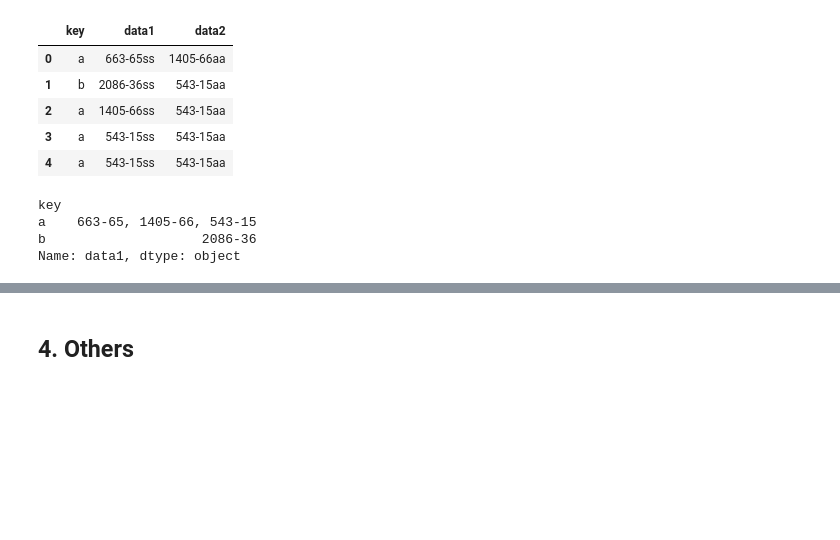
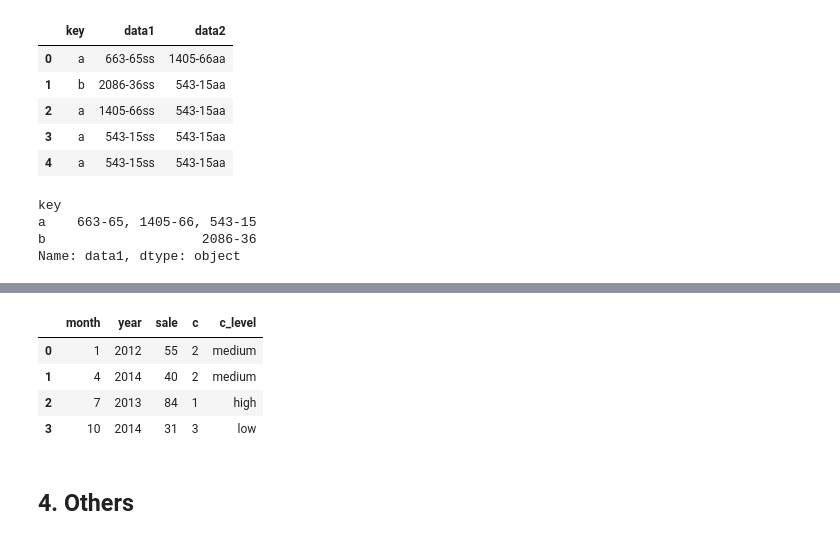
Before and after one commit to OnlyBelter/jupyter-note, a Jupyter notebook: pandas_basic/dataFrame.ipynb, the cells around one changed output, grey strips where cells are left out. Saved outputs shown, nothing was run; the diff lists cells and outputs as text; code cells hidden in the pictures; blank space fills up the shorter version.

```diff
--- a/pandas_basic/dataFrame.ipynb
+++ b/pandas_basic/dataFrame.ipynb
@@ -474,0 +483,7 @@ Name: data1, dtype: object
+# %%
+df = pd.DataFrame(data={'month': [1, 4, 7, 10],
+                   'year': [2012, 2014, 2013, 2014],
+                   'sale':[55, 40, 84, 31],
+                   'c': [2, 2, 1, 3]},
+                  columns=['month', 'year', 'sale', 'c'])
+df
@@ -475,3 +496,14 @@ Name: data1, dtype: object
+# %%
+# 定义一个字典，其中'keys'是旧值，'values'是新值。
+level_map = {1: 'high', 2: 'medium', 3: 'low'}
+df['c_level'] = df['c'].map(level_map)
+df
+# %% [output]
+|  | month | year | sale | c | c_level |
+| 0 | 1 | 2012 | 55 | 2 | medium |
+| 1 | 4 | 2014 | 40 | 2 | medium |
+| 2 | 7 | 2013 | 84 | 1 | high |
+| 3 | 10 | 2014 | 31 | 3 | low |
 # %% [markdown]
 ## 4. Others
 # %% [markdown]
```
Also changed, not shown: parts of 2 cells of this notebook.
